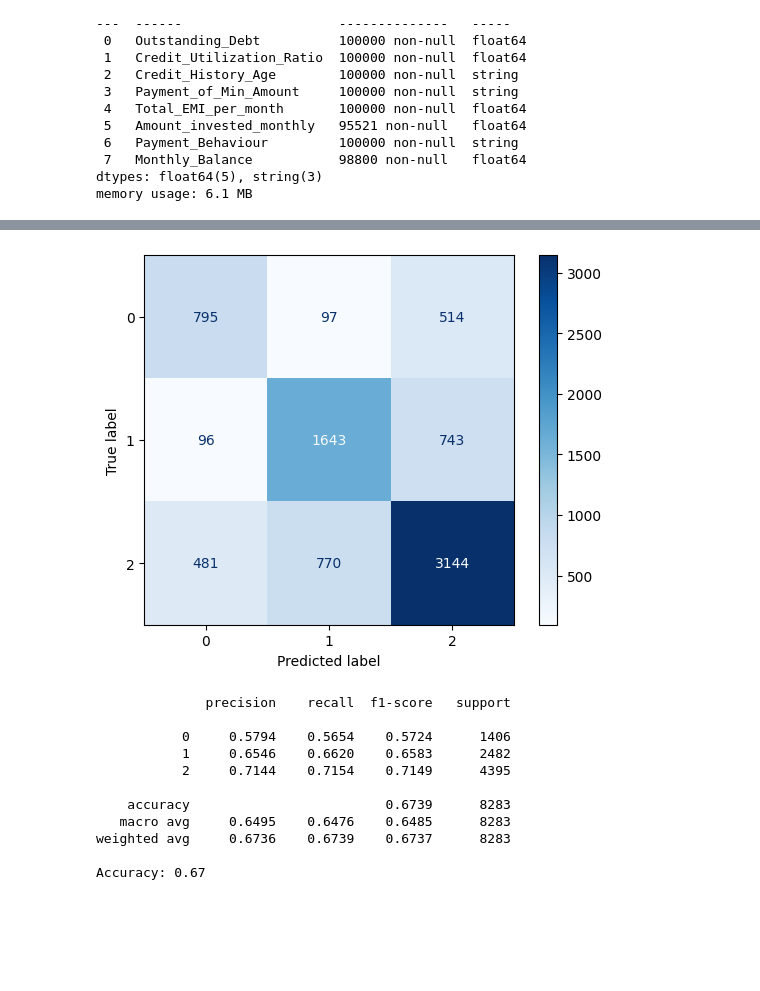
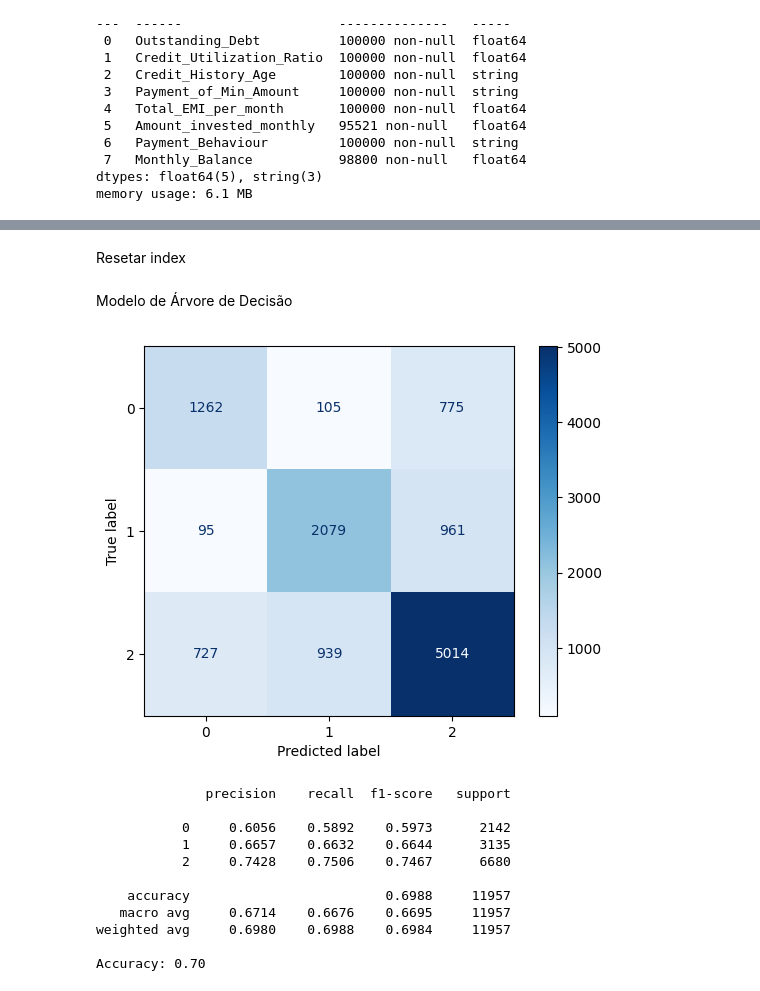
Before and after one commit to akemi-m/machine-learning, a Jupyter notebook: docs/arvore-decisao/decision-tree.ipynb, the cells around one changed output, grey strips where cells are left out. Cells and saved outputs as stored; diff of their text form; code cells hidden in the pictures; blank space fills up the shorter version.

```diff
--- a/docs/arvore-decisao/decision-tree.ipynb
+++ b/docs/arvore-decisao/decision-tree.ipynb
@@ -53,5 +71,4 @@ df.describe()
 # %%
-
 df['ID'] = df['ID'].astype('string')
 df['Customer_ID'] = df['Customer_ID'].astype('string')
 df['Month'] = df['Month'].astype('string')
@@ -61,6 +78,7 @@ df['Occupation'] = df['Occupation'].astype('string')
 df['Type_of_Loan'] = df['Type_of_Loan'].astype('string')
 df['Payment_Behaviour'] = df['Payment_Behaviour'].astype('string')
 df['Payment_of_Min_Amount'] = df['Payment_of_Min_Amount'].astype('string')
+df['Credit_Utilization_Ratio'] = df['Credit_Utilization_Ratio'].astype('float')
 
 df['Age'] = df['Age'].str.replace('_', '').astype('int')
 df['Annual_Income'] = df['Annual_Income'].str.replace('_', '').astype('float')
@@ -520,2 +617,3 @@ memory usage: 6.1 MB
 # %%
-df = df.drop(['ID', 'Customer_ID', 'Month', 'Name', 'SSN', 'Type_of_Loan', 'Credit_History_Age'], axis=1)
+df = df.drop(['ID', 'Customer_ID', 'Month', 'Name', 'SSN', 'Type_of_Loan', 'Credit_History_Age',
+              'Monthly_Balance', 'Amount_invested_monthly', 'Age', 'Monthly_Inhand_Salary', 'Annual_Income', 'months', 'years', 'Credit_Utilization_Ratio', 'Total_EMI_per_month'], axis=1)
@@ -574,3 +644,26 @@ Name: Occupation, Length: 73496, dtype: string
 # %%
 indices_para_remover = df[df["Occupation"].str.contains("_", na=False)].index
 df.drop(index=indices_para_remover, inplace=True)
+
+indices_para_remover = df[df["Credit_Mix"].str.contains("Não informado", na=False)].index
+df.drop(index=indices_para_remover, inplace=True)
+
+indices_para_remover = df[df["Payment_of_Min_Amount"].str.contains("NM", na=False)].index
+df.drop(index=indices_para_remover, inplace=True)
+
+indices_para_remover = df[df["Payment_Behaviour"].str.contains("!@9#%8", na=False)].index
+df.drop(index=indices_para_remover, inplace=True)
+
+df['Occupation'] = df['Occupation'].astype('category')
+df['Credit_Mix'] = df['Credit_Mix'].astype('category')
+df['Payment_of_Min_Amount'] = df['Payment_of_Min_Amount'].astype('category')
+df['Payment_Behaviour'] = df['Payment_Behaviour'].astype('category')
+
+df['Annual_Income_Ajustado'] = df['Annual_Income_Ajustado'].astype('category')
+df['Age_Ajustado'] = df['Age_Ajustado'].astype('category')
+df['Monthly_Inhand_Salary_Ajustado'] = df['Monthly_Inhand_Salary_Ajustado'].astype('category')
+df['Credit_History_Age_Ajustado'] = df['Credit_History_Age_Ajustado'].astype('category')
+df['Amount_invested_monthly_Ajustado'] = df['Amount_invested_monthly_Ajustado'].astype('category')
+df['Monthly_Balance_Ajustado'] = df['Monthly_Balance_Ajustado'].astype('category')
+df['Credit_Utilization_Ratio_Ajustado'] = df['Credit_Utilization_Ratio_Ajustado'].astype('category')
+df['Total_EMI_per_month_Ajustado'] = df['Total_EMI_per_month_Ajustado'].astype('category')
@@ -674,12 +720,16 @@ Name: count, dtype: int64
+# %% [markdown]
+Resetar index
+# %%
+df = df.reset_index(drop=True)
+# %% [markdown]
+Modelo de Árvore de Decisão
 # %%
 from sklearn import metrics
 import matplotlib.pyplot as plt
 
 label_encoder = LabelEncoder()
-
+# aplicar label encoder na target
 df['Credit_Score'] = label_encoder.fit_transform(df['Credit_Score'])
-
-# Carregar o conjunto de dados
 
 # todas as colunas menos o target
 x = df.drop("Credit_Score", axis=1)
@@ -689,48 +739,55 @@ x['Occupation'] = label_encoder.fit_transform(x['Occupation'])
 x['Credit_Mix'] = label_encoder.fit_transform(x['Credit_Mix'])
 x['Payment_of_Min_Amount'] = label_encoder.fit_transform(x['Payment_of_Min_Amount'])
 x['Payment_Behaviour'] = label_encoder.fit_transform(x['Payment_Behaviour'])
+x['Age_Ajustado'] = label_encoder.fit_transform(x['Age_Ajustado'])
+x['Annual_Income_Ajustado'] = label_encoder.fit_transform(x['Annual_Income_Ajustado'])
+x['Monthly_Inhand_Salary_Ajustado'] = label_encoder.fit_transform(x['Monthly_Inhand_Salary_Ajustado'])
+x['Credit_History_Age_Ajustado'] = label_encoder.fit_transform(x['Credit_History_Age_Ajustado'])
+x['Amount_invested_monthly_Ajustado'] = label_encoder.fit_transform(x['Amount_invested_monthly_Ajustado'])
+x['Monthly_Balance_Ajustado'] = label_encoder.fit_transform(x['Monthly_Balance_Ajustado'])
+x['Credit_Utilization_Ratio_Ajustado'] = label_encoder.fit_transform(x['Credit_Utilization_Ratio_Ajustado'])
+x['Total_EMI_per_month_Ajustado'] = label_encoder.fit_transform(x['Total_EMI_per_month_Ajustado'])
 
 # apenas a target
 y = df["Credit_Score"]
-# y['Credit_Score'] = label_encoder.fit_transform(y['Credit_Score'])
 
 # Dividir os dados em conjuntos de treinamento e teste
-x_train, x_test, y_train, y_test = train_test_split(x, y, test_size=0.2, random_state=42)
+x_train, x_test, y_train, y_test = train_test_split(x, y, test_size=0.3, random_state=42)
 
 # Criar e treinar o modelo de árvore de decisão
 classifier = tree.DecisionTreeClassifier()
 classifier.fit(x_train, y_train)
 y_pred = classifier.predict(x_test)
 
 cm = metrics.confusion_matrix(y_test, y_pred)
 
 disp = metrics.ConfusionMatrixDisplay(confusion_matrix=cm, display_labels=[0,1,2])
 disp.plot(cmap="Blues")
 plt.show()
 
 # Avaliar o modelo
 accuracy = classifier.score(x_test, y_test)
 print(metrics.classification_report(y_test, y_pred, digits=4))
 print(f"Accuracy: {accuracy:.2f}")
 # tree.plot_tree(classifier)
 
 # # Para imprimir na página HTML
 # buffer = StringIO()
 # plt.savefig(buffer, format="svg")
 # print(buffer.getvalue())
 # %% [output]
-[figure, old version]
+[figure, new version]
               precision    recall  f1-score   support
 
-           0     0.5794    0.5654    0.5724      1406
-           1     0.6546    0.6620    0.6583      2482
-           2     0.7144    0.7154    0.7149      4395
+           0     0.6056    0.5892    0.5973      2142
+           1     0.6657    0.6632    0.6644      3135
+           2     0.7428    0.7506    0.7467      6680
 
-    accuracy                         0.6739      8283
-   macro avg     0.6495    0.6476    0.6485      8283
-weighted avg     0.6736    0.6739    0.6737      8283
+    accuracy                         0.6988     11957
+   macro avg     0.6714    0.6676    0.6695     11957
+weighted avg     0.6980    0.6988    0.6984     11957
 
-Accuracy: 0.67
+Accuracy: 0.70
 # %%
 df['Credit_Score'].value_counts()
 # %% [output]
```
Also changed, not shown: parts of 39 cells of this notebook, 10 other files.
